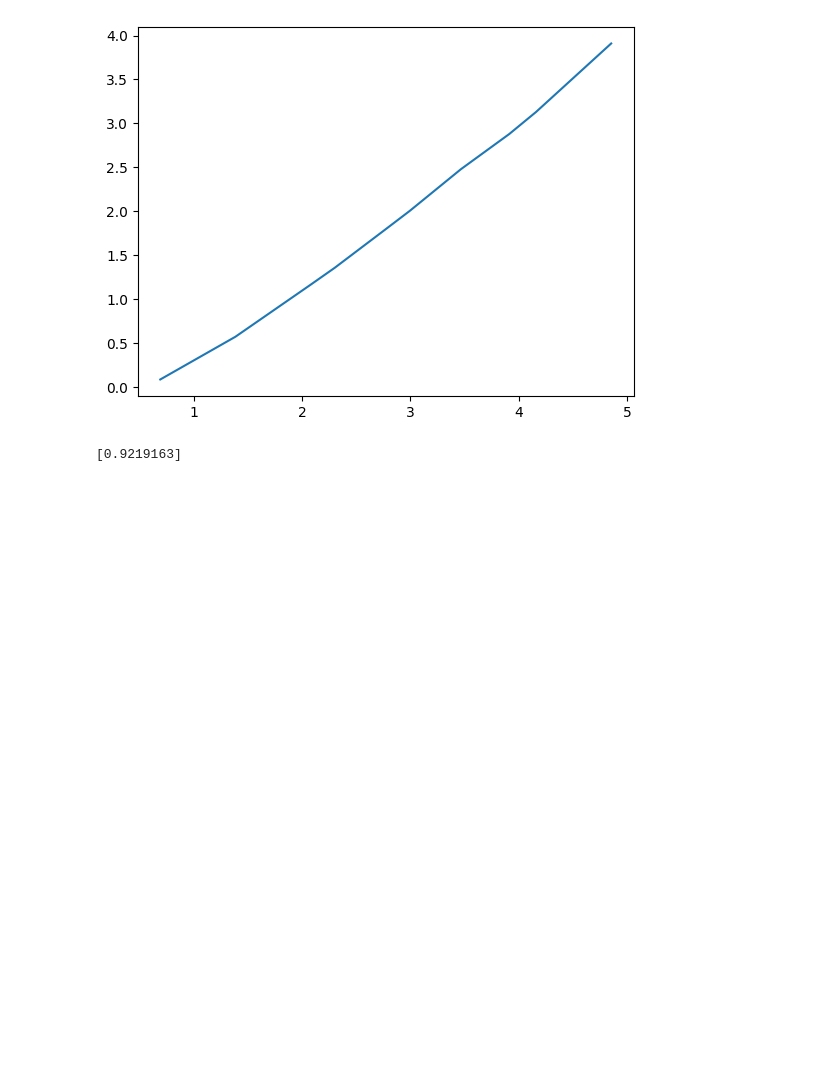
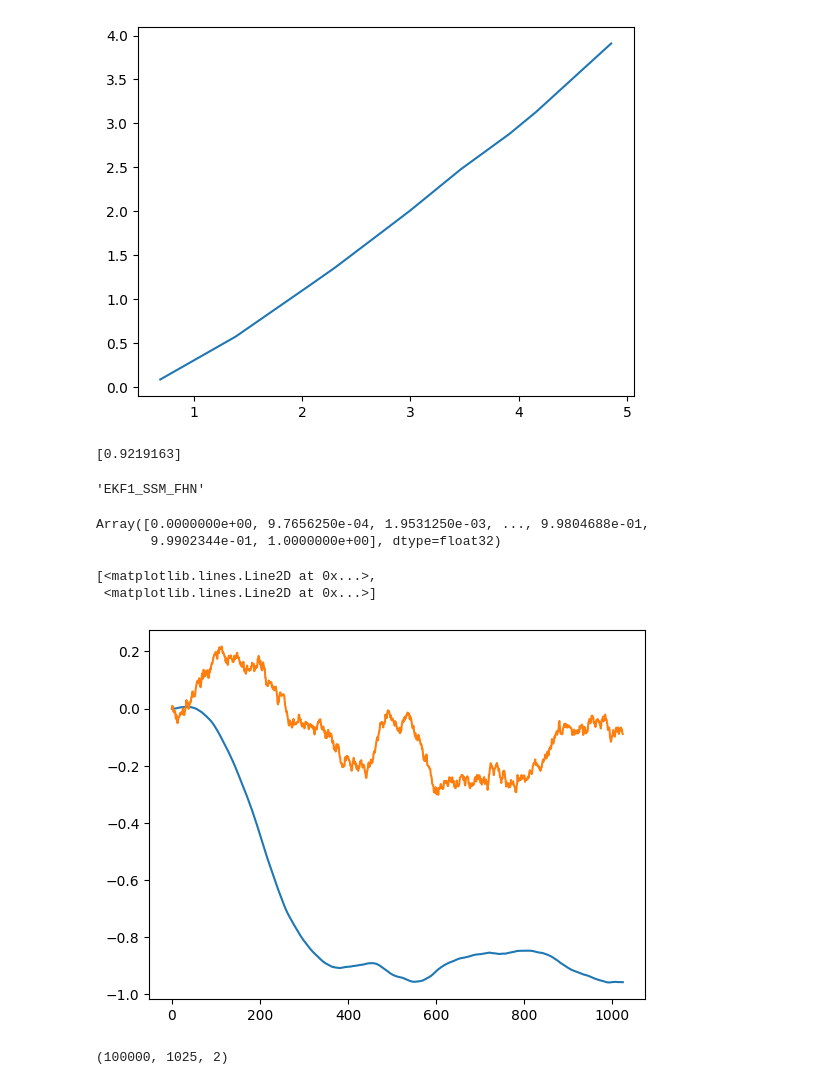
Before and after one commit to ylefay/bayesianSDEsolver, a Jupyter notebook: scripts/Untitled.ipynb, the cells around one changed output. Drawn from its saved outputs; the diff is of its cells as text; code cells hidden in the pictures; blank space fills up the shorter version.

```diff
--- a/scripts/Untitled.ipynb
+++ b/scripts/Untitled.ipynb
@@ -144,0 +150,19 @@ print(linear_regressor.coef_)
+# %%
+prefix
+# %% [output]
+'EKF1_SSM_FHN'
+# %%
+jnp.insert(jnp.linspace(1/1024, 1, 1024),0,0)
+# %% [output]
+Array([0.0000000e+00, 9.7656250e-04, 1.9531250e-03, ..., 9.9804688e-01,
+       9.9902344e-01, 1.0000000e+00], dtype=float32)
+# %%
+plt.plot(paths_2[10,:,:])
+# %% [output]
+[<matplotlib.lines.Line2D at 0x...>,
+ <matplotlib.lines.Line2D at 0x...>]
+[figure, added]
+# %%
+paths_1.shape
+# %% [output]
+(100000, 1025, 2)
```
Also changed, not shown: parts of 9 cells of this notebook, 24 other files.
